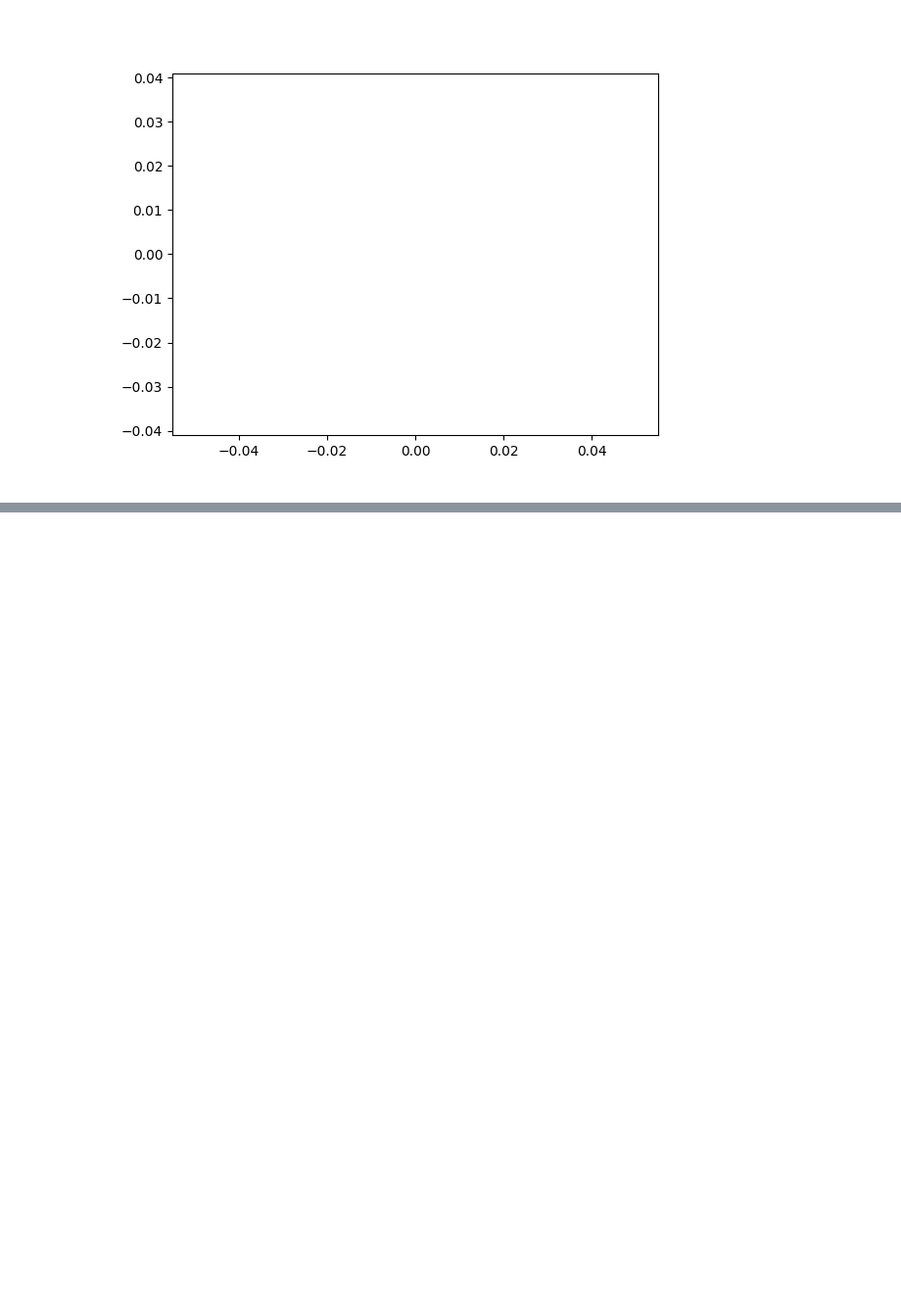
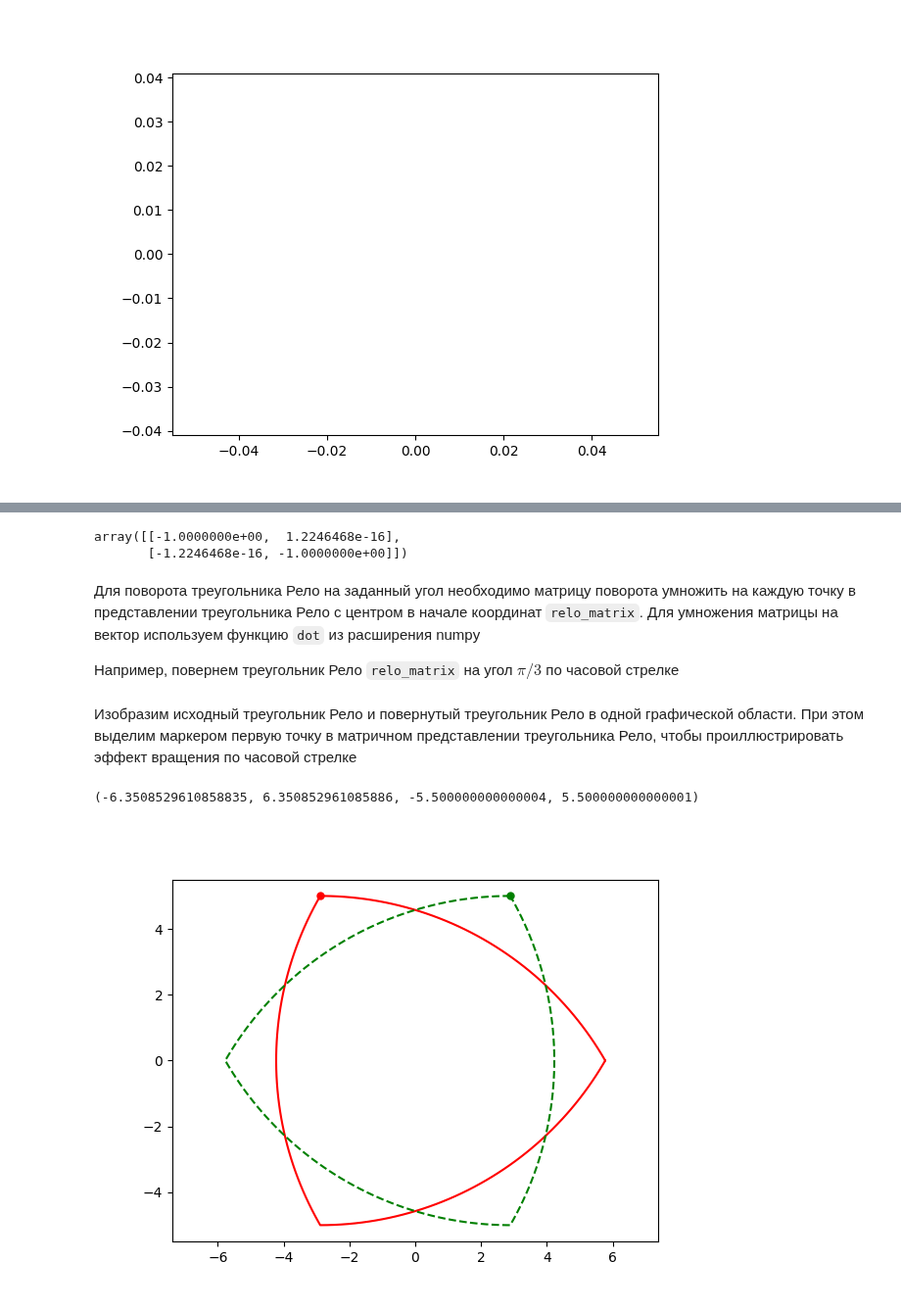
Before and after one commit to anshpak/jupyter-tasks, a Jupyter notebook: KM2_Lb05_Shpak.ipynb, the cells around one changed output, grey strips where cells are left out. Shown at 98% size. Cells and saved outputs as stored; diff of their text form; code cells hidden in the pictures; blank space fills up the shorter version.

Commit message:
feat: add a plot of rotated triangle

```diff
--- a/KM2_Lb05_Shpak.ipynb
+++ b/KM2_Lb05_Shpak.ipynb
@@ -215,0 +222,29 @@ FuncAnimation(fig_1, draw_frame, frames=range(200), fargs=(r, N_frames), repeat=
+# %%
+rotate_matrix = lambda theta: np.array([[np.cos(theta), np.sin(theta)],
+                                        [-np.sin(theta), np.cos(theta)]])
+rotate_matrix(np.pi)
+# %% [output]
+array([[-1.0000000e+00,  1.2246468e-16],
+       [-1.2246468e-16, -1.0000000e+00]])
+# %% [markdown]
+Для поворота треугольника Рело на заданный угол необходимо матрицу поворота умножить на каждую точку в представлении треугольника Рело с центром в начале координат <code>relo_matrix</code>. Для умножения матрицы на вектор используем функцию <code>dot</code> из расширения numpy
+
+Например, повернем треугольник Рело <code>relo_matrix</code> на угол $\pi / 3$ по часовой стрелке
+# %%
+theta = np.pi / 3
+matrix = rotate_matrix(theta)
+relo_matrix_rotated = np.array([np.dot(matrix, row) for row in relo_matrix])
+# %% [markdown]
+Изобразим исходный треугольник Рело и повернутый треугольник Рело в одной графической области. При этом выделим маркером первую точку в матричном представлении треугольника Рело, чтобы проиллюстрировать эффект вращения по часовой стрелке
+# %%
+plt.figure()
+plt.plot(relo_matrix[:,0], relo_matrix[:,1],'r-')
+plt.plot(relo_matrix[0,0],relo_matrix[0,1],'r.',markersize=10)
+
+plt.plot(relo_matrix_rotated[:,0],relo_matrix_rotated[:,1],'g--')
+plt.plot(relo_matrix_rotated[0,0],relo_matrix_rotated[0,1],'g.',markersize=10)
+
+plt.axis('equal')
+# %% [output]
+(-6.3508529610858835, 6.350852961085886, -5.500000000000004, 5.500000000000001)
+[figure, added]
```
Also changed, not shown: parts of 2 cells of this notebook.
